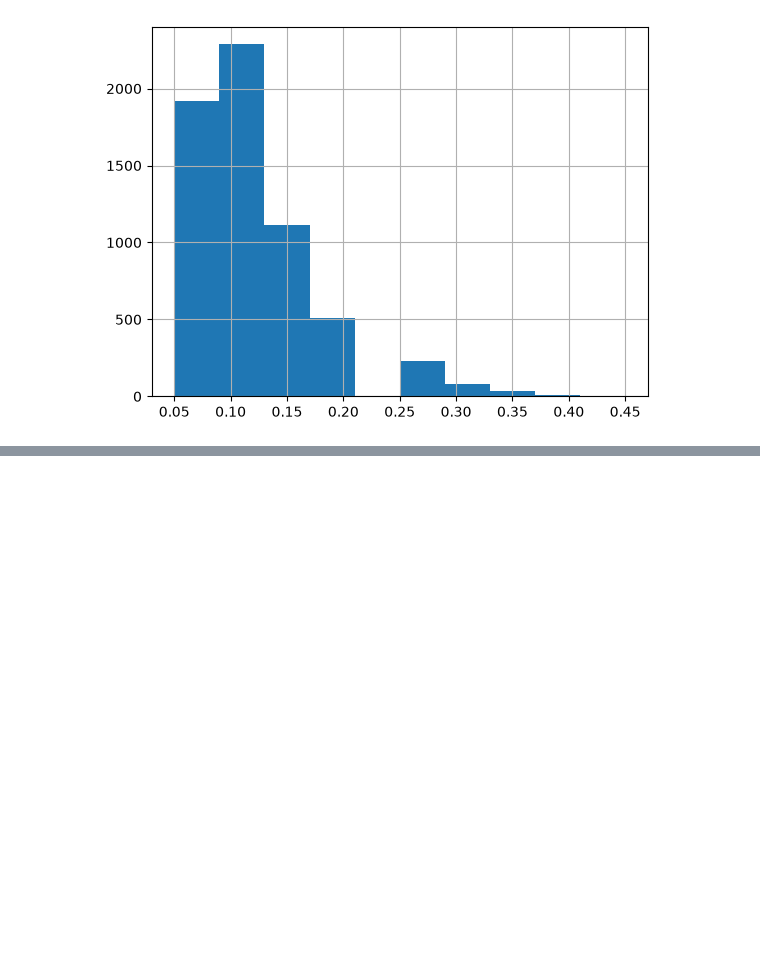
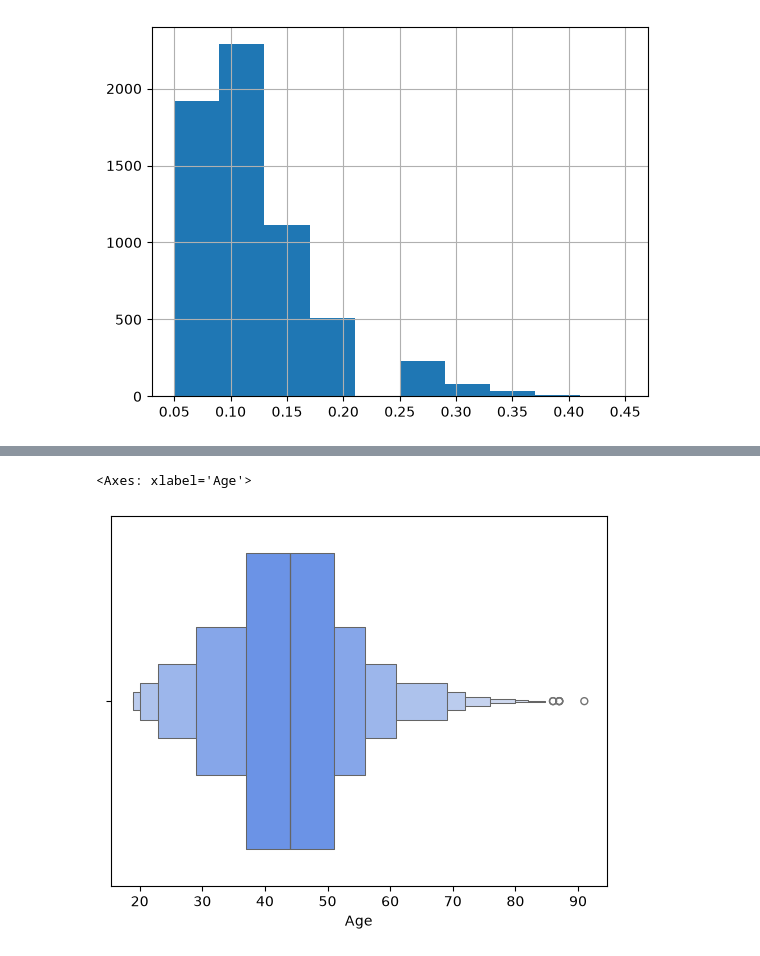
Before and after one commit to anuar-masterschool/TravelTideJul, a Jupyter notebook: EDA.ipynb, the cells around one changed output, grey strips where cells are left out. Cells and saved outputs as stored; diff of their text form; code cells hidden in the pictures; blank space fills up the shorter version.

```diff
--- a/EDA.ipynb
+++ b/EDA.ipynb
@@ -153,0 +206,5 @@ sessions["hotel_discount_amount"].hist()
+# %%
+sns.boxenplot(users,x="Age")
+# %% [output]
+<Axes: xlabel='Age'>
+[figure, added]
```
Also changed, not shown: parts of 44 cells of this notebook.
